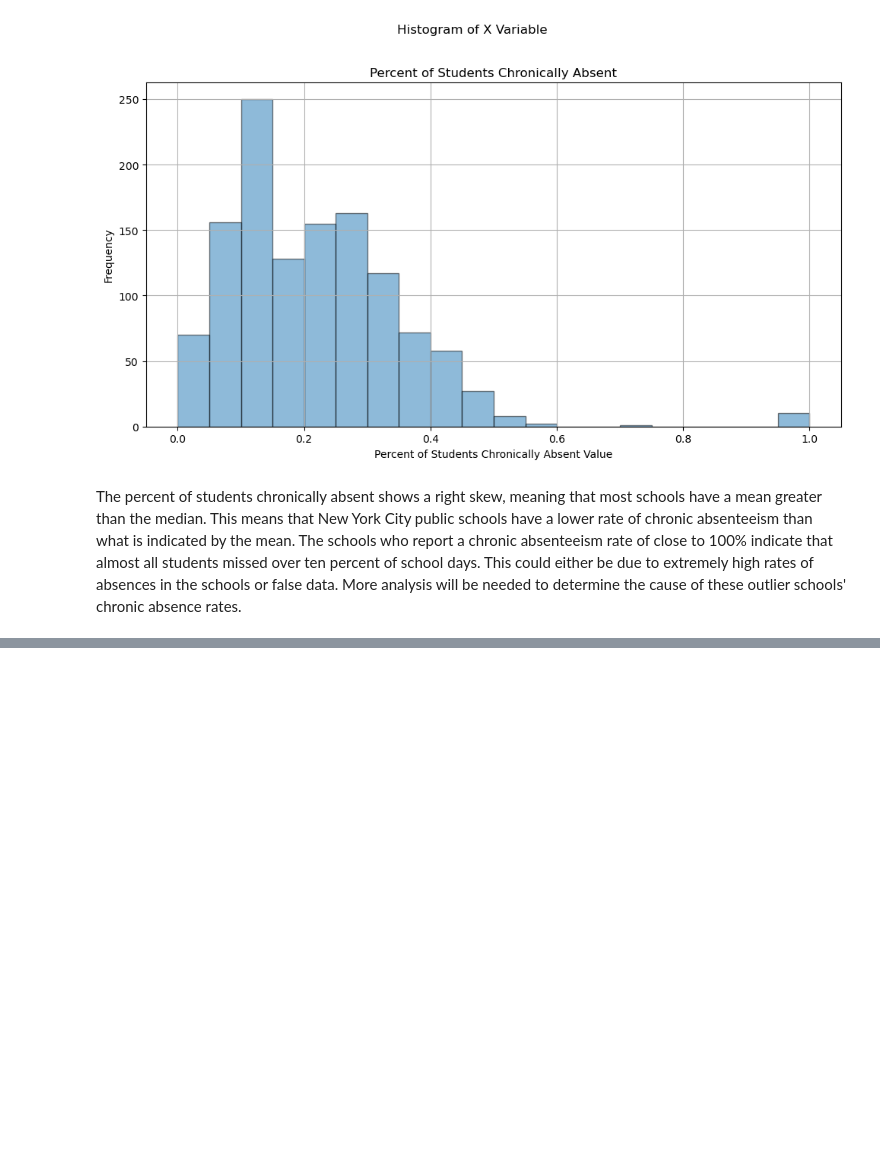
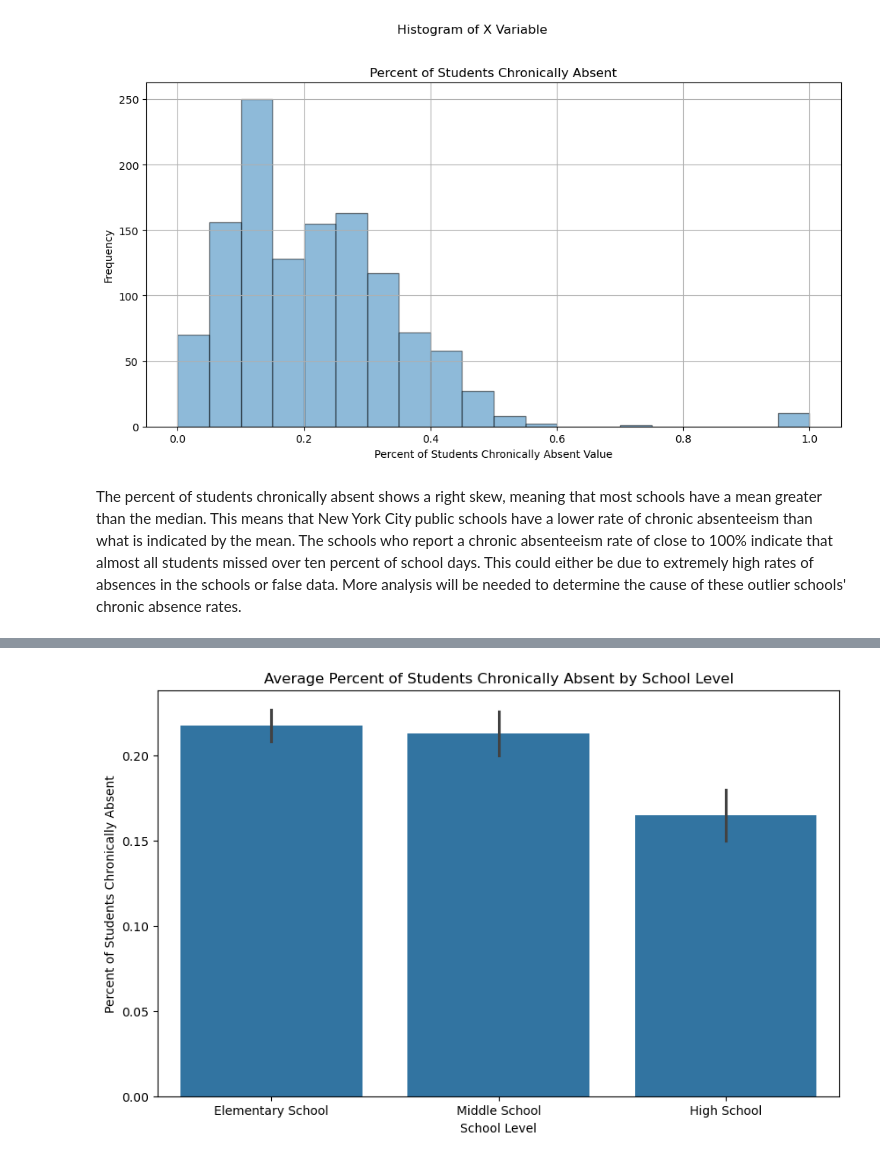
Before and after one commit to akreithen/ECO225-Project, a Jupyter notebook: Why are students absent?.ipynb, the cells around one changed output, grey strips where cells are left out. Cells and saved outputs as stored; diff of their text form; code cells hidden in the pictures; blank space fills up the shorter version.

```diff
--- a/Why are students absent?.ipynb
+++ b/Why are students absent?.ipynb
@@ -259,0 +251,34 @@ This bar graph shows the average percent of students chronically absent across s
+# %%
+#create bar graph for chronic absenteeism for schools 5-8 and schools K-5
+
+pertinent_variables = df['Grades']
+
+def map_school_level(grades):
+    if any(grade in grades for grade in ['PK', '0K', '01', '02']):
+        return 'Elementary School'
+    elif any(grade in grades for grade in ['06', '07', '08']):
+        return 'Middle School'
+    elif any(grade in grades for grade in ['09', '10', '11', '12']):
+        return 'High School'
+    else:
+        return 'Unknown'
+
+# Apply the mapping function to create a new column
+df['School_Level'] = df['Grades'].apply(map_school_level)
+
+# Filter unknown category
+df = df[df['School_Level'] != 'Unknown']
+
+# Order the school levels
+school_order = ['Elementary School', 'Middle School', 'High School']
+
+# Create a bar graph
+plt.figure(figsize=(10, 6))
+sns.barplot(x='School_Level', y='Percent of Students Chronically Absent', data=df,
+            order=school_order)
+plt.title('Average Percent of Students Chronically Absent by School Level')
+plt.xlabel('School Level')
+plt.ylabel('Percent of Students Chronically Absent')
+plt.show()
+# %% [output]
+[figure, added]
```
Also changed, not shown: parts of 31 cells of this notebook.
